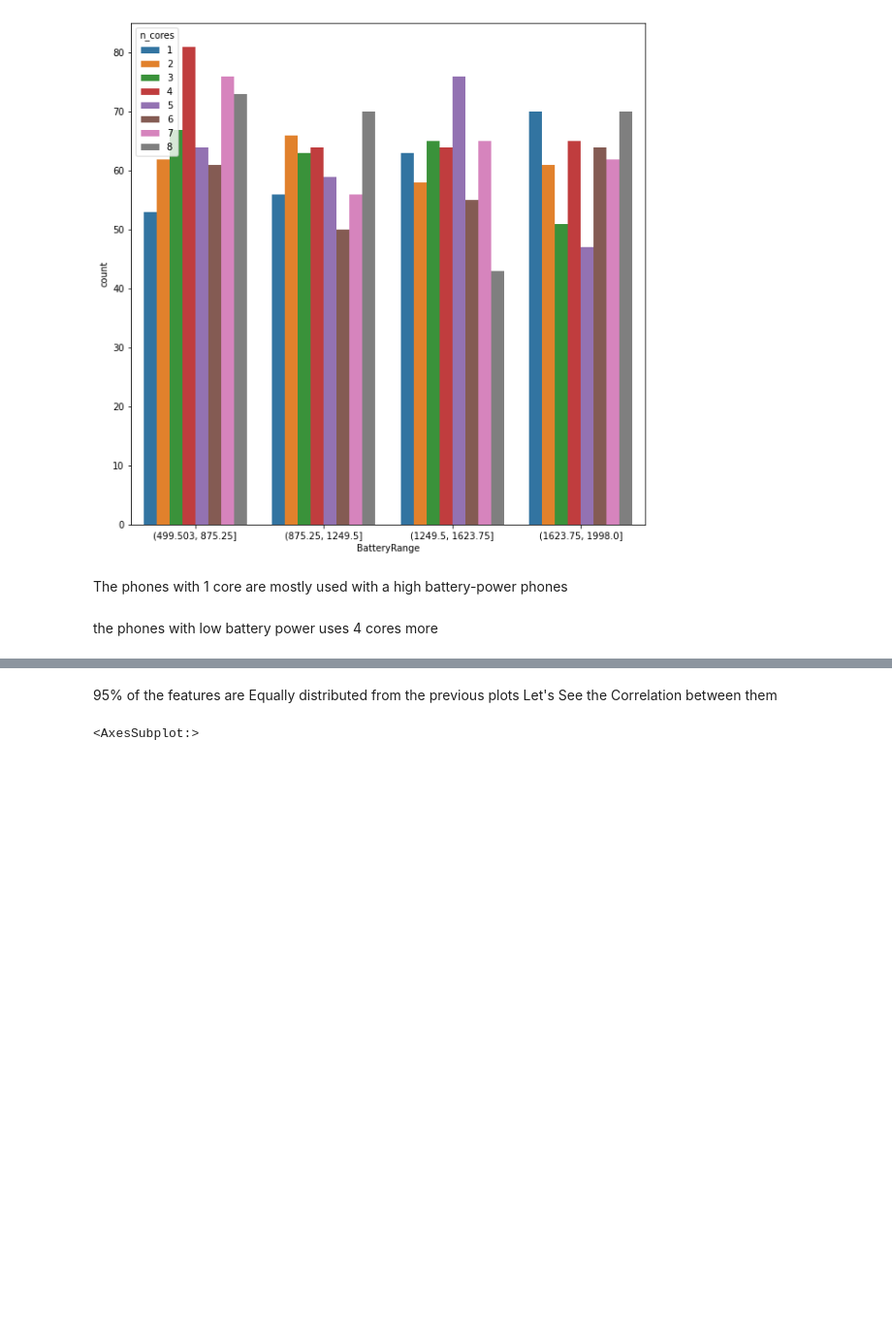
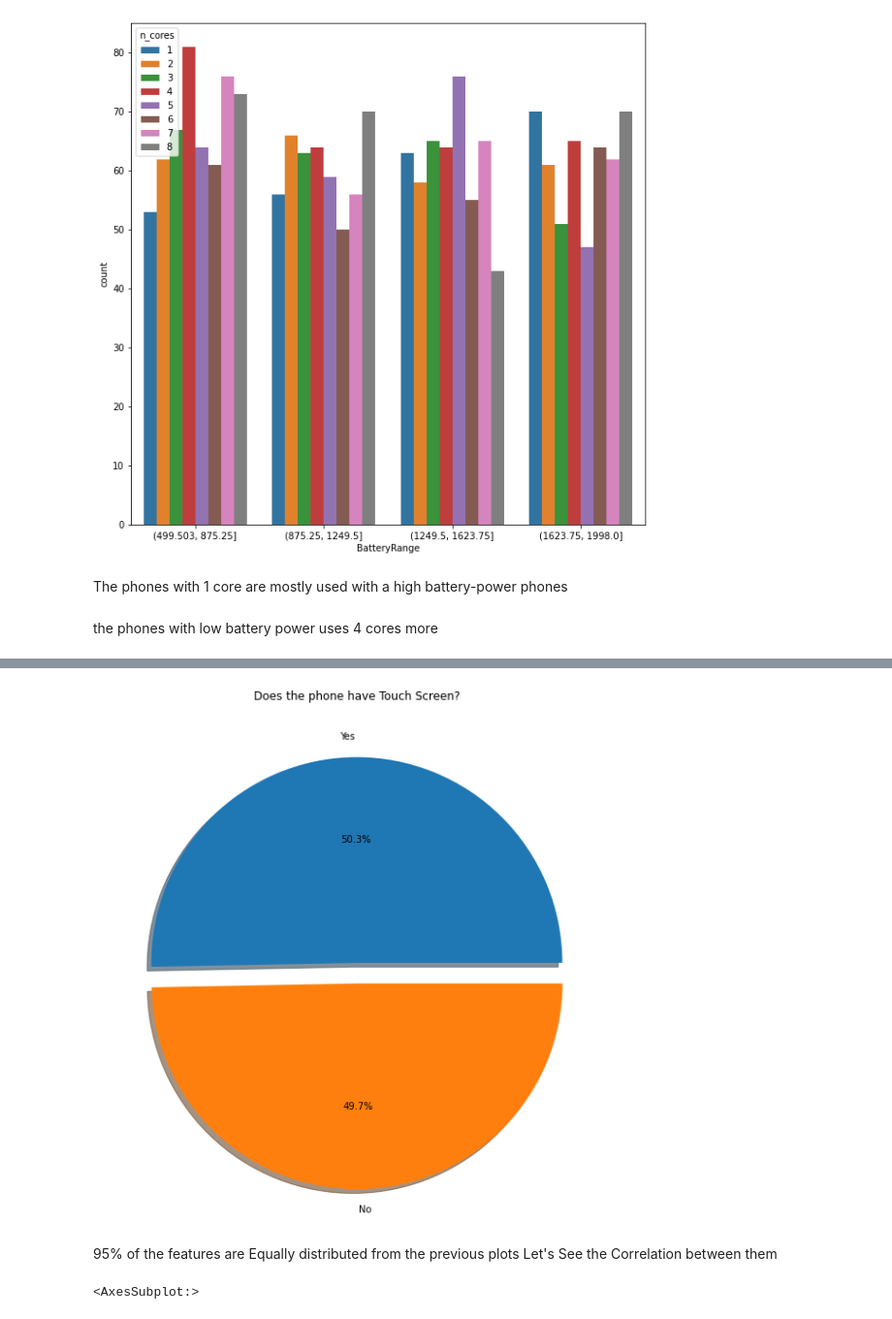
Before and after one commit to Omaramin960/Mobile-Price-Prediction, a Jupyter notebook: Mobile Class Clasiification/Mobile Price Classification.ipynb, the cells around one changed output, grey strips where cells are left out. Shown: that part at 97% size. Saved outputs shown, nothing was run; the diff lists cells and outputs as text; code cells hidden in the pictures; blank space fills up the shorter version.

```diff
--- a/Mobile Class Clasiification/Mobile Price Classification.ipynb
+++ b/Mobile Class Clasiification/Mobile Price Classification.ipynb
@@ -157,24 +151,3 @@ sns.countplot(data=data,x='BatteryRange',hue='n_cores')
 The phones with 1 core are mostly used with a high battery-power phones
 # %% [markdown]
 the phones with low battery power uses 4 cores more
-# %%
-data['Cores'] = ' '
-for i in range(len(data)):
-    if data['n_cores'][i] == 1:
-        data['Cores'][i] = 'Single-Core'
-    elif data['n_cores'][i] == 2:
-        data['Cores'][i] = 'Dual-Core'
-    elif data['n_cores'][i] == 3:
-        data['Cores'][i] = 'Triple-Core'
-    elif data['n_cores'][i] == 4:
-        data['Cores'][i] = 'Quad-Core'
-    elif data['n_cores'][i] == 5:
-        data['Cores'][i] = 'Penta-Core'
-    elif data['n_cores'][i] == 6:
-        data['Cores'][i] = 'Hexa-Core'
-    elif data['n_cores'][i] == 7:
-        data['Cores'][i] = 'Hepta-Core'
-    else:
-        data['Cores'][i] = 'Octa-Core'
-
-px.histogram(data_frame = data, x = 'Cores', color = 'price_range', title = 'Comparison of devices sold having Different Cores')
@@ -183,8 +153,0 @@ px.histogram(data_frame = data, x = 'Cores', color = 'price_range', title = 'Com
-# %%
-data['Touch_Screen']=' '
-for i in range(len(data)):
-    if data['touch_screen'][i]==0:
-        data['Touch_Screen'][i]='No'
-    else:
-        data['Touch_Screen'][i]='Yes'
-px.pie(data_frame=data,names='Touch_Screen',title='Phones That Have Touch Screen')
@@ -193,3 +154,11 @@ px.pie(data_frame=data,names='Touch_Screen',title='Phones That Have Touch Screen
+# %%
+plt.figure(figsize=(10,10))
+my_explode = (0, 0.1)
+plt.pie([data['touch_screen'].sum(),len(data)-data['touch_screen'].sum()],labels=['Yes','No'],autopct='%1.1f%%',explode=my_explode,shadow=True )
+plt.title('Does the phone have Touch Screen?')
+plt.show()
+# %% [output]
+[figure, added]
 # %% [markdown]
 95% of the features are Equally distributed from the previous plots Let's See the Correlation between them
 # %%
```
Also changed, not shown: parts of 9 cells of this notebook.
